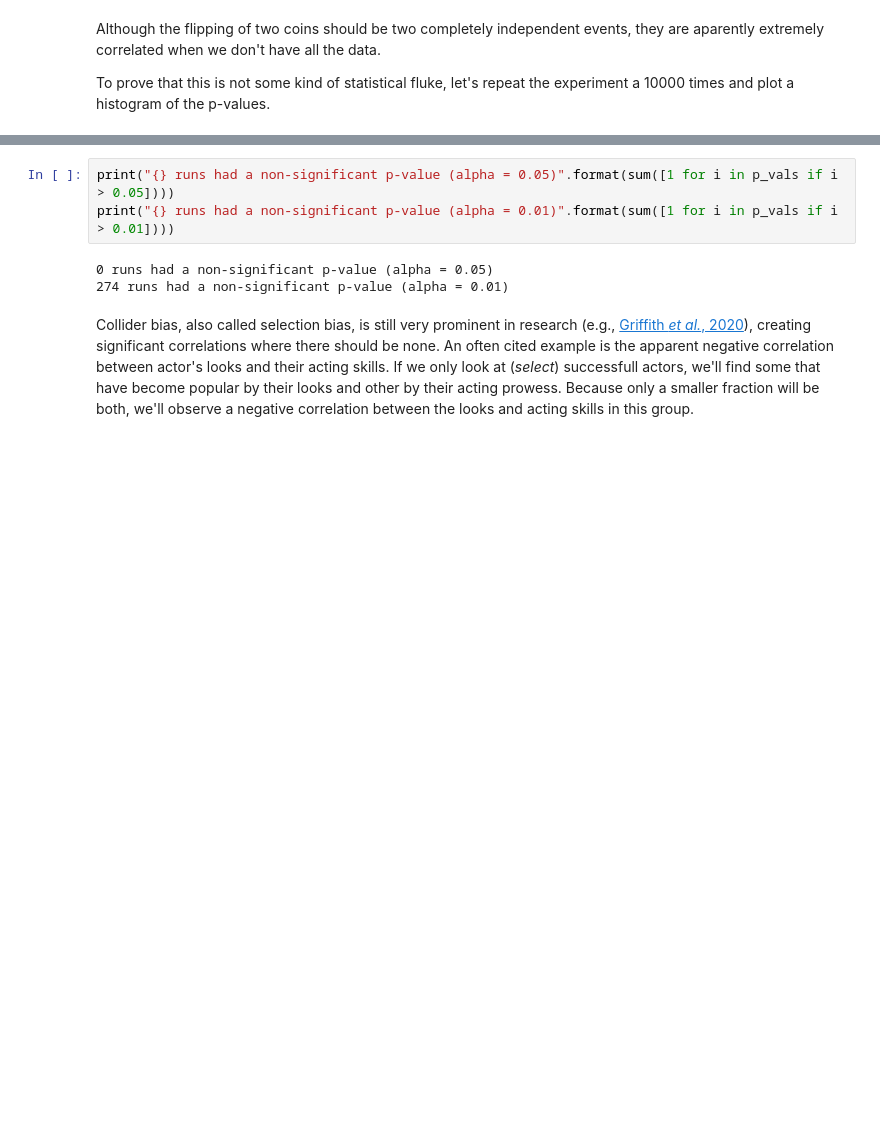
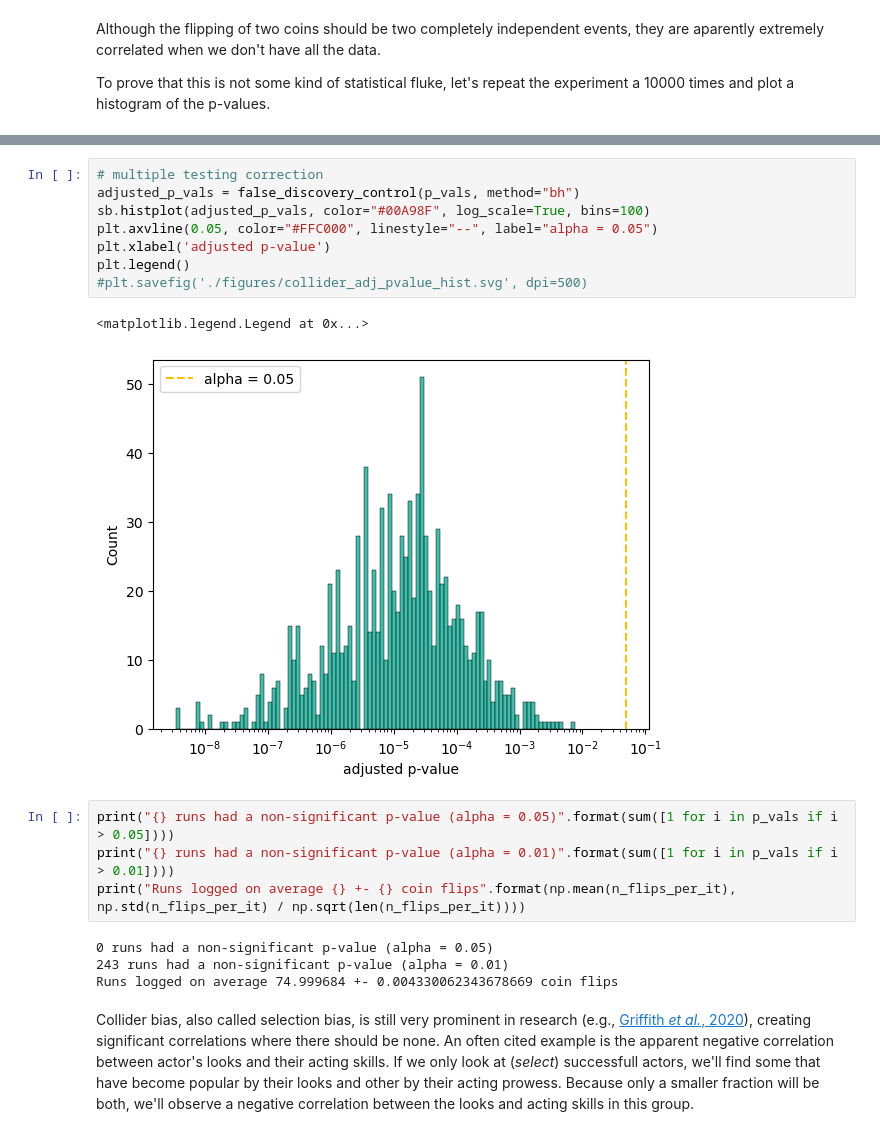
Before and after one commit to stefftaelman/causality-101, a Jupyter notebook: why.ipynb, the cells around one changed output, grey strips where cells are left out. Drawn from its saved outputs; the diff is of its cells as text; blank space fills up the shorter version.

```diff
--- a/why.ipynb
+++ b/why.ipynb
@@ -243,8 +247,21 @@ plt.savefig('collider_pvalue_hist.png', dpi=500)
+# %%
+# multiple testing correction
+adjusted_p_vals = false_discovery_control(p_vals, method="bh")
+sb.histplot(adjusted_p_vals, color="#00A98F", log_scale=True, bins=100)
+plt.axvline(0.05, color="#FFC000", linestyle="--", label="alpha = 0.05")
+plt.xlabel('adjusted p-value')
+plt.legend()
+#plt.savefig('./figures/collider_adj_pvalue_hist.svg', dpi=500)
+# %% [output]
+<matplotlib.legend.Legend at 0x...>
+[figure, added]
 # %%
 print("{} runs had a non-significant p-value (alpha = 0.05)".format(sum([1 for i in p_vals if i > 0.05])))
 print("{} runs had a non-significant p-value (alpha = 0.01)".format(sum([1 for i in p_vals if i > 0.01])))
+print("Runs logged on average {} +- {} coin flips".format(np.mean(n_flips_per_it), np.std(n_flips_per_it) / np.sqrt(len(n_flips_per_it))))
 # %% [output]
 0 runs had a non-significant p-value (alpha = 0.05)
-274 runs had a non-significant p-value (alpha = 0.01)
+243 runs had a non-significant p-value (alpha = 0.01)
+Runs logged on average 74.999684 +- 0.004330062343678669 coin flips
 # %% [markdown]
 Collider bias, also called selection bias, is still very prominent in research (e.g., [Griffith *et al.*, 2020](https://www.nature.com/articles/s41467-020-19478-2)), creating significant correlations where there should be none. An often cited example is the apparent negative correlation between actor's looks and their acting skills. If we only look at (*select*) successfull actors, we'll find some that have become popular by their looks and other by their acting prowess. Because only a smaller fraction will be both, we'll observe a negative correlation between the looks and acting skills in this group.
```
Also changed, not shown: parts of 10 cells of this notebook.
